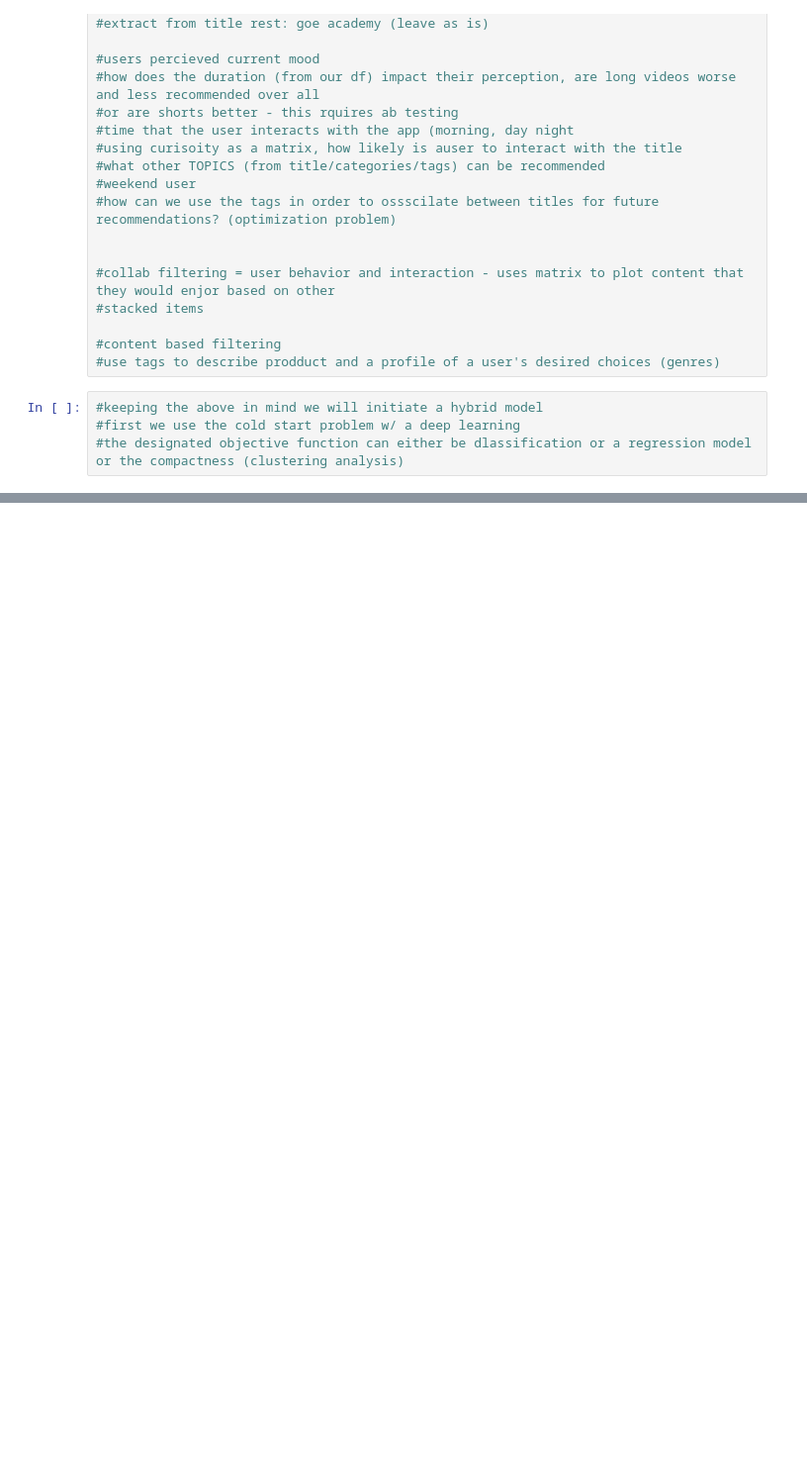
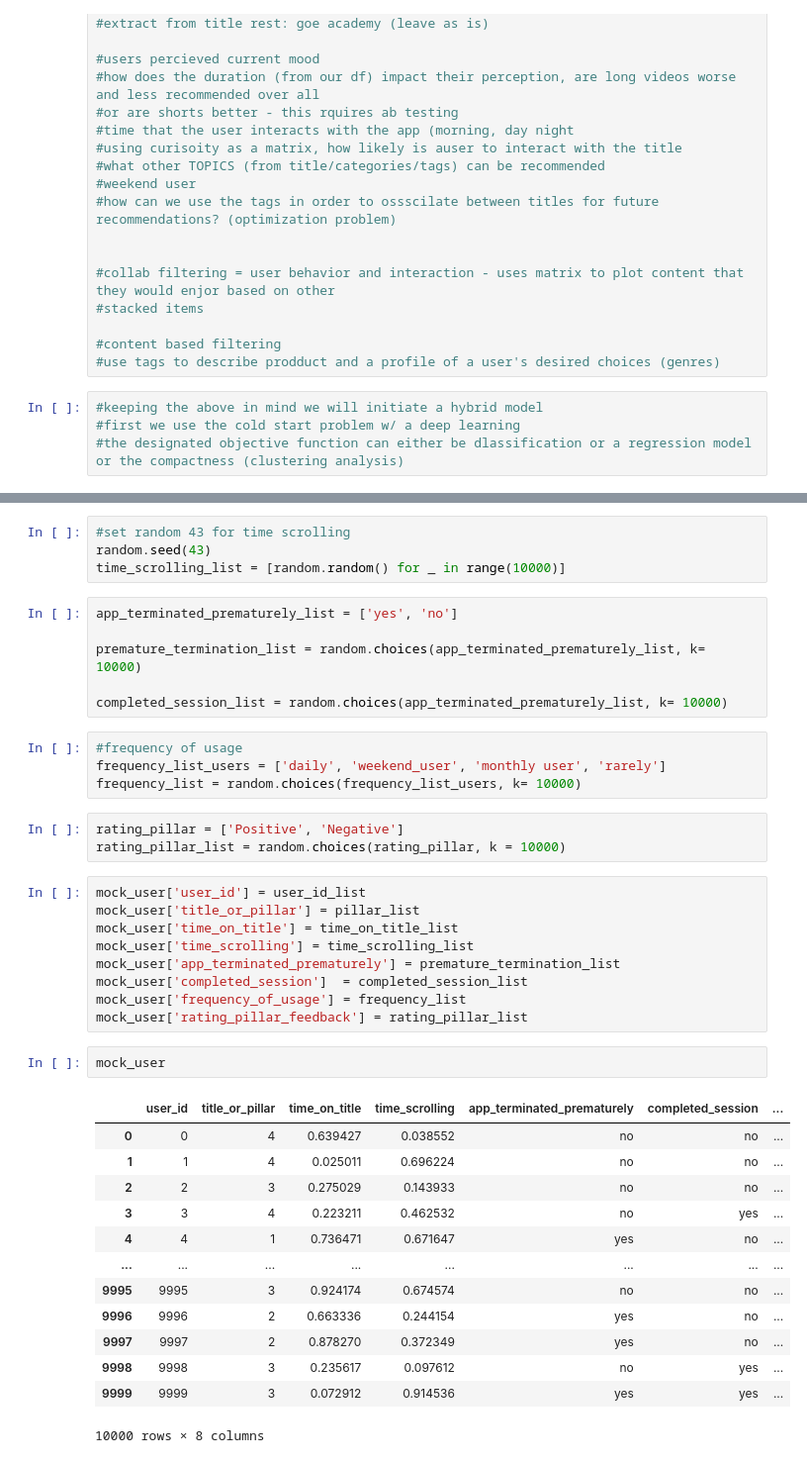
Before and after one commit to RaymondLeong94/Omdena-Project-2, a Jupyter notebook: GoE_EDA_cleaning_and_rationals.ipynb, the cells around one changed output, grey strips where cells are left out. Shown at 99% size. Saved outputs shown, nothing was run; the diff lists cells and outputs as text; blank space fills up the shorter version.

```diff
--- a/GoE_EDA_cleaning_and_rationals.ipynb
+++ b/GoE_EDA_cleaning_and_rationals.ipynb
@@ -523,0 +578,42 @@ TypeError: ignored
+# %%
+#set random 43 for time scrolling
+random.seed(43)
+time_scrolling_list = [random.random() for _ in range(10000)]
+# %%
+app_terminated_prematurely_list = ['yes', 'no']
+
+premature_termination_list = random.choices(app_terminated_prematurely_list, k= 10000)
+
+completed_session_list = random.choices(app_terminated_prematurely_list, k= 10000)
+# %%
+#frequency of usage
+frequency_list_users = ['daily', 'weekend_user', 'monthly user', 'rarely']
+frequency_list = random.choices(frequency_list_users, k= 10000)
+# %%
+rating_pillar = ['Positive', 'Negative']
+rating_pillar_list = random.choices(rating_pillar, k = 10000)
+# %%
+mock_user['user_id'] = user_id_list
+mock_user['title_or_pillar'] = pillar_list
+mock_user['time_on_title'] = time_on_title_list
+mock_user['time_scrolling'] = time_scrolling_list
+mock_user['app_terminated_prematurely'] = premature_termination_list
+mock_user['completed_session']  = completed_session_list
+mock_user['frequency_of_usage'] = frequency_list
+mock_user['rating_pillar_feedback'] = rating_pillar_list
+# %%
+mock_user
+# %% [output]
+|  | user_id | title_or_pillar | time_on_title | time_scrolling | app_terminated_prematurely | completed_session | ... |
+| 0 | 0 | 4 | 0.639427 | 0.038552 | no | no | ... |
+| 1 | 1 | 4 | 0.025011 | 0.696224 | no | no | ... |
+| 2 | 2 | 3 | 0.275029 | 0.143933 | no | no | ... |
+| 3 | 3 | 4 | 0.223211 | 0.462532 | no | yes | ... |
+| 4 | 4 | 1 | 0.736471 | 0.671647 | yes | no | ... |
+| ... | ... | ... | ... | ... | ... | ... | ... |
+| 9995 | 9995 | 3 | 0.924174 | 0.674574 | no | no | ... |
+| 9996 | 9996 | 2 | 0.663336 | 0.244154 | yes | no | ... |
+| 9997 | 9997 | 2 | 0.878270 | 0.372349 | yes | no | ... |
+| 9998 | 9998 | 3 | 0.235617 | 0.097612 | no | yes | ... |
+| 9999 | 9999 | 3 | 0.072912 | 0.914536 | yes | yes | ... |
+10000 rows × 8 columns
```
Also changed, not shown: parts of 29 cells of this notebook.
